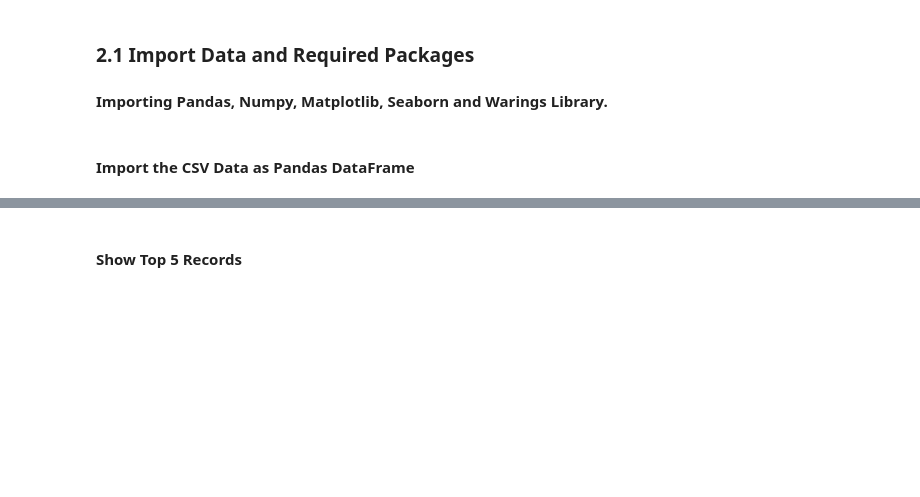
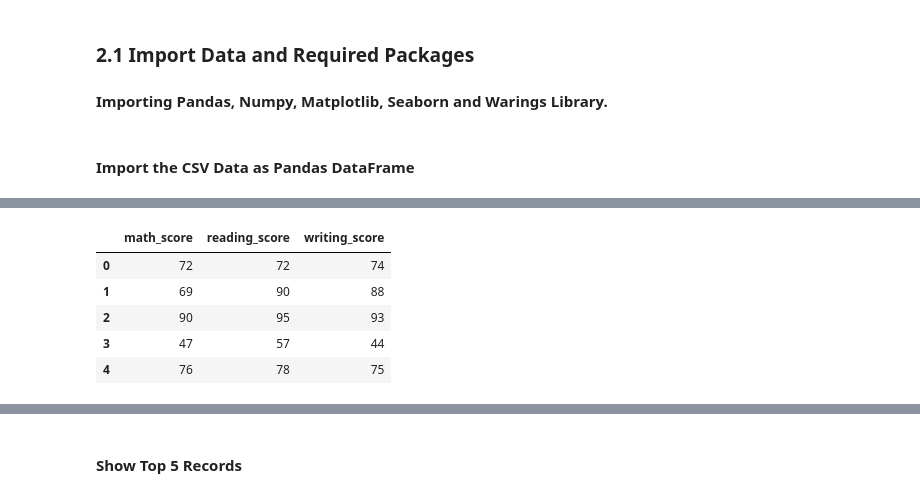
Before and after one commit to Shivam9701/ml-e2e-project, a Jupyter notebook: notebooks/data_EDA.ipynb, the cells around one changed output, grey strips where cells are left out. Cells and saved outputs as stored; diff of their text form; code cells hidden in the pictures; blank space fills up the shorter version.

```diff
--- a/notebooks/data_EDA.ipynb
+++ b/notebooks/data_EDA.ipynb
@@ -37,0 +47,9 @@ df = pd.read_csv("data/stud.csv")
+# %%
+df[df.select_dtypes(exclude=["object"]).columns].head()
+# %% [output]
+|  | math_score | reading_score | writing_score |
+| 0 | 72 | 72 | 74 |
+| 1 | 69 | 90 | 88 |
+| 2 | 90 | 95 | 93 |
+| 3 | 47 | 57 | 44 |
+| 4 | 76 | 78 | 75 |
```
Also changed, not shown: parts of 2 cells of this notebook, 5 other files.
